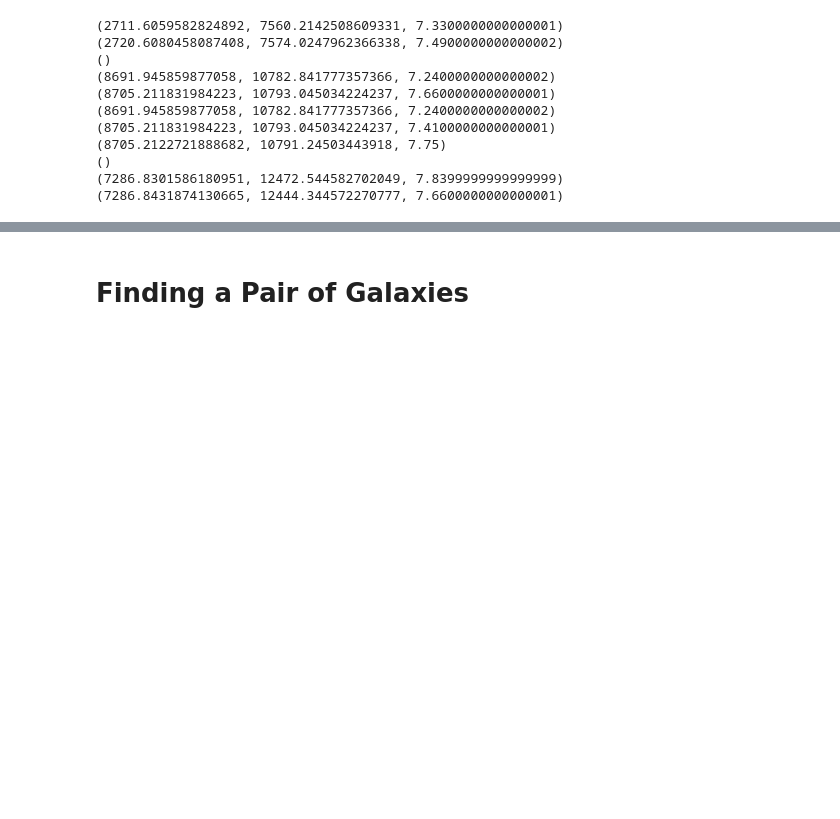
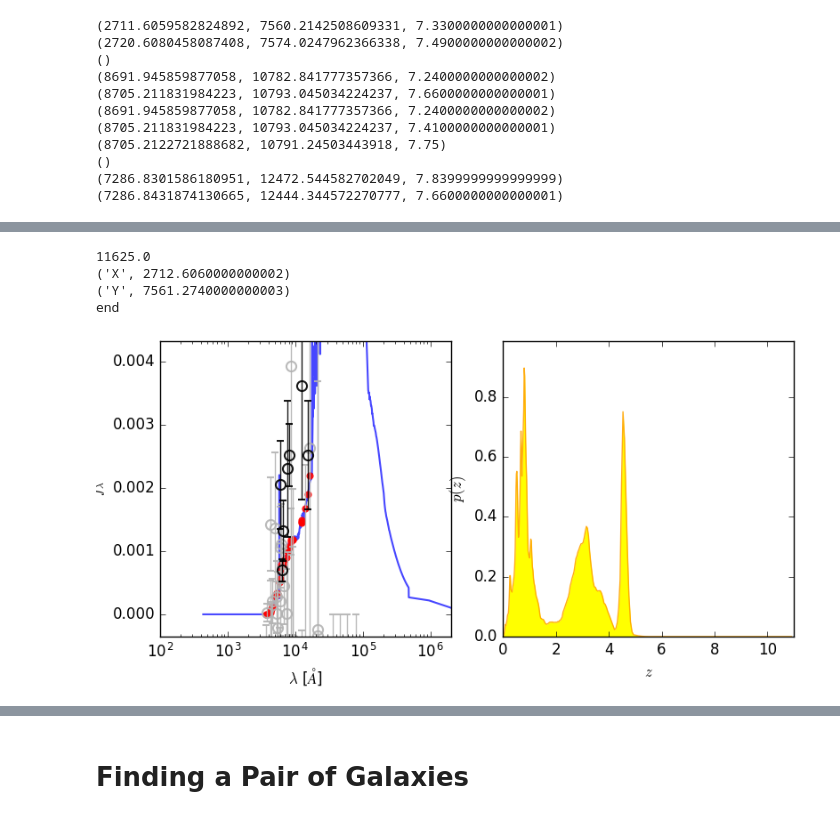
Before and after one commit to NadyaYuil/JWST_Photutils, a Jupyter notebook: big_project.ipynb, the cells around one changed output, grey strips where cells are left out. Drawn from its saved outputs; the diff is of its cells as text; code cells hidden in the pictures; blank space fills up the shorter version.

```diff
--- a/big_project.ipynb
+++ b/big_project.ipynb
@@ -372,3 +416,30 @@ end
+# %%
+#2711.6059582824892, 7560.2142508609331, 7.3300000000000001
+X = np.genfromtxt('goodss_3dhst.v4.1.cat')[:, 1]
+Y = np.genfromtxt('goodss_3dhst.v4.1.cat')[:, 2]
+ID = np.genfromtxt('goodss_3dhst.v4.1.cat')[:, 0]
+for i in range(len(X)):
+    if ((0 <= abs(X[i]- 2711) <= 10) & (0 <= abs(Y[i]-7560) <= 10)):
+        print(ID[i])
+        print('X',X[i])
+        print('Y',Y[i])
+print('end')
+# %% [output]
+11625.0
+('X', 2712.6060000000002)
+('Y', 7561.2740000000003)
+end
+# %%
+#axes = eazy.plotExampleSED(idx=11626, writePNG=False, MAIN_OUTPUT_FILE='goodss_3dhst.v4.1',
+                                    #  OUTPUT_DIRECTORY='OUTPUT', CACHE_FILE='Same', lrange=[1e2, 2.e6],
+                                    #  axes=None, individual_templates=False, fnu=True)
+
+#plt.show()
+
+im = Image('figure_11626.png')
+display(im)
+# %% [output]
+[figure, added]
 # %%
 #(7286.8301586180951, 12472.544582702049, 7.8399999999999999)
 #(7286.8431874130665, 12444.344572270777, 7.6600000000000001)
```
Also changed, not shown: parts of 14 cells of this notebook.
